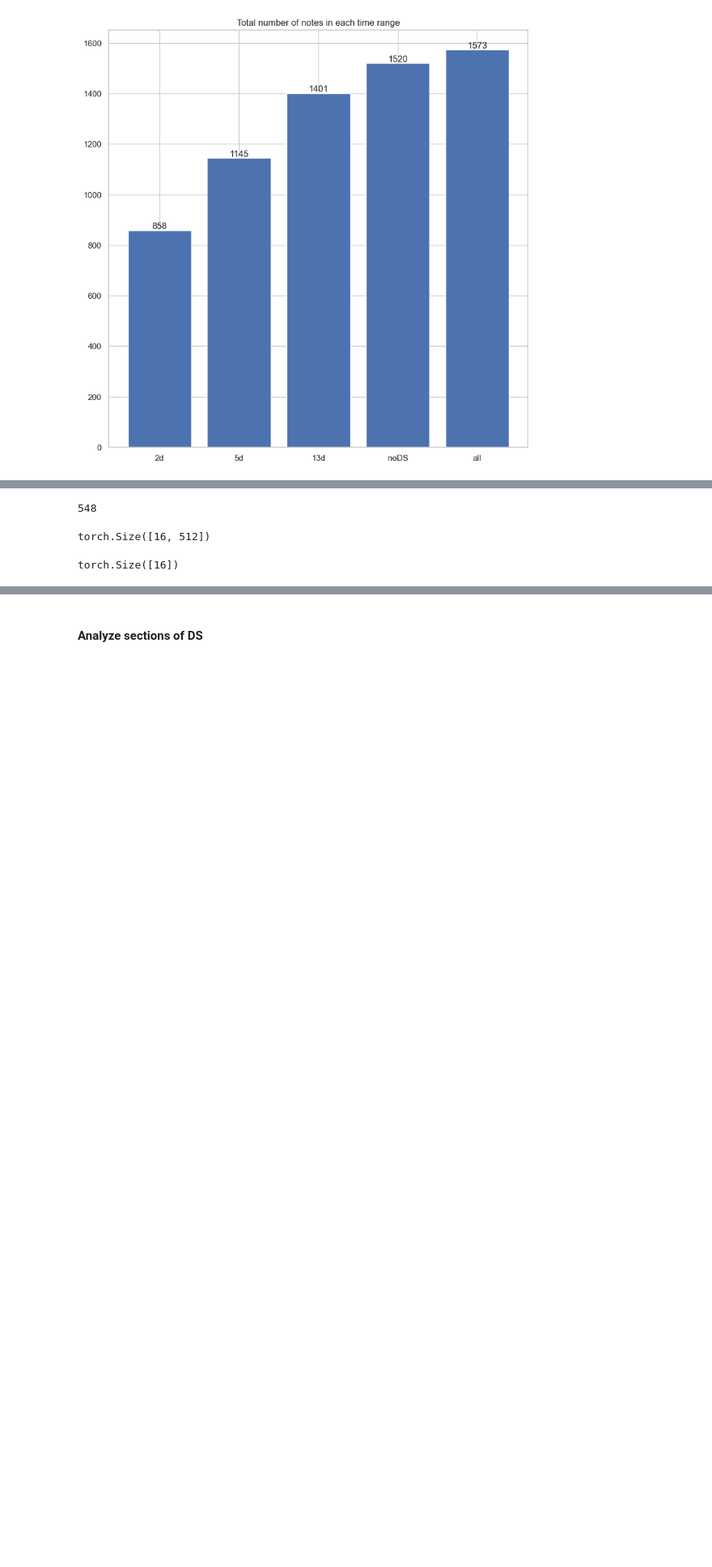
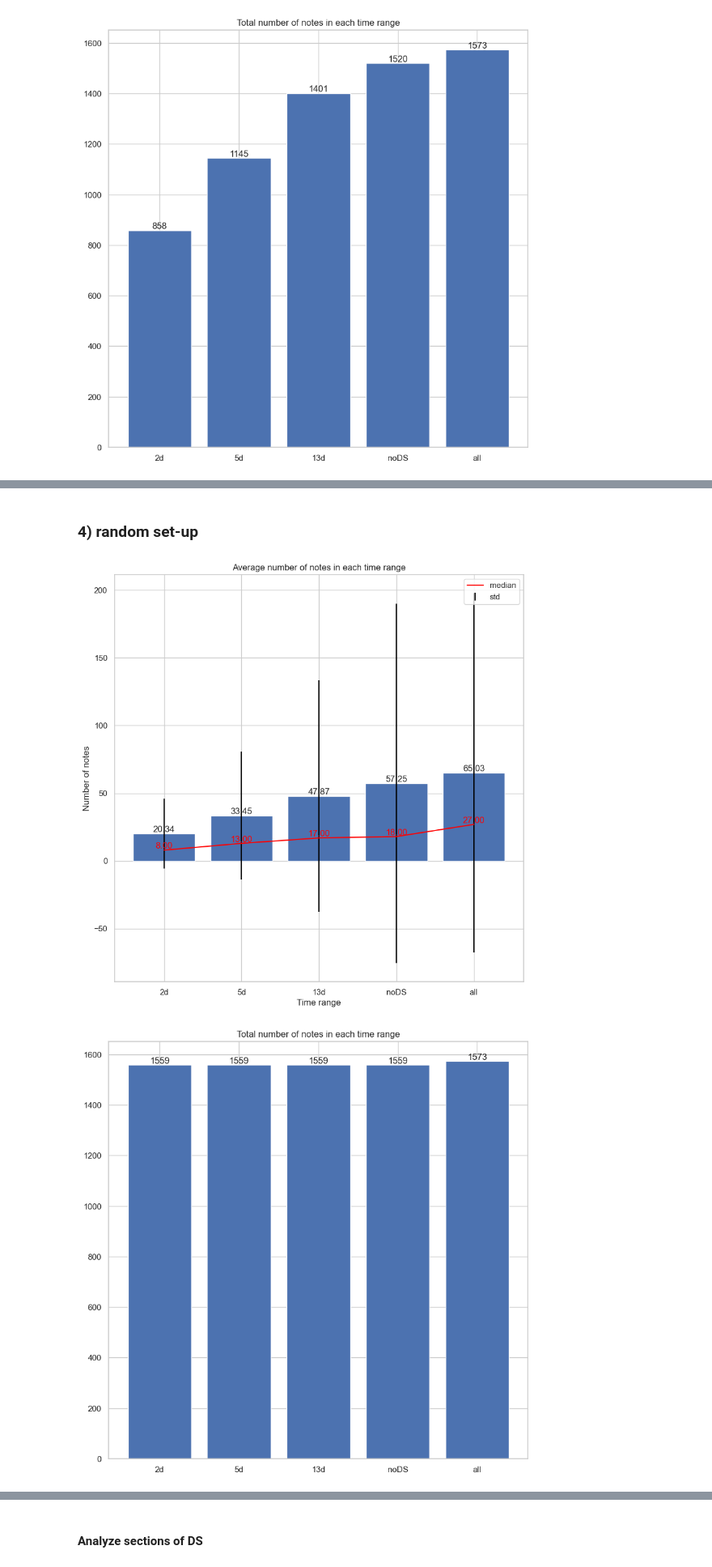
Before and after one commit to mireiahernandez/icd-continuous-prediction, a Jupyter notebook: temporal_data_analysis.ipynb, the cells around one changed output, grey strips where cells are left out. Shown: that part at 81% size. Drawn from its saved outputs; the diff is of its cells as text; code cells hidden in the pictures; blank space fills up the shorter version.

Commit message:
added 4th setup

```diff
--- a/temporal_data_analysis.ipynb
+++ b/temporal_data_analysis.ipynb
@@ -392,6 +392,13 @@ dataset_config = {
     "limit_ds": 0
 }
 validation_set_latest =  get_dataset(notes_agg_df, "VALIDATION", tokenizer = tokenizer, **dataset_config)
+
+dataset_config = {
+    "max_chunks" : config["max_chunks"],
+    "setup": "random",
+    "limit_ds": 0
+}
+validation_set_random =  get_dataset(notes_agg_df, "VALIDATION", tokenizer = tokenizer, **dataset_config)
 # %%
 import matplotlib.pyplot as plt
 import seaborn as sns
@@ -477,15 +496,9 @@ sample["cutoffs"]
-# %%
-hours_elapsed = sample["hours_elapsed"]
-len(hours_elapsed)
-# %% [output]
-548
-# %%
-input_ids = sample["input_ids"]
-input_ids.shape
-# %% [output]
-torch.Size([16, 512])
-# %%
-category_ids = sample["category_ids"]
-category_ids.shape
-# %% [output]
-torch.Size([16])
+# %% [markdown]
+### 4) random set-up
+# %%
+notes_length_random, num_samples_random = get_temporal_dist(validation_set_random)
+# %%
+plot_temporal_dist(notes_length_random, num_samples_random)
+# %% [output]
+[figure, added]
+[figure, added]
```
Also changed, not shown: parts of 12 cells of this notebook.
